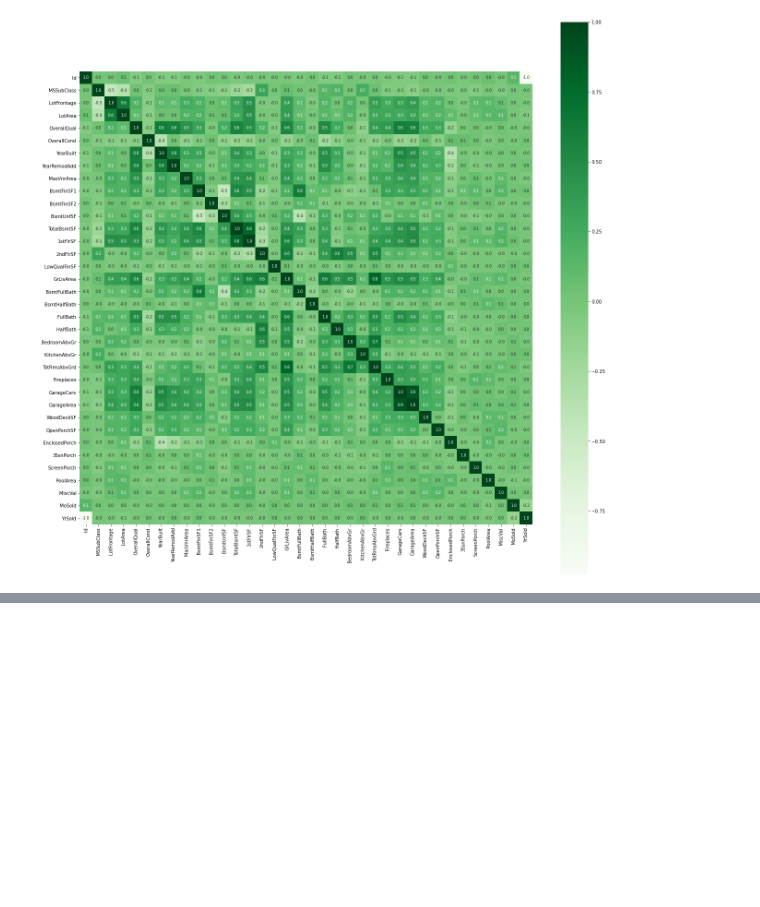
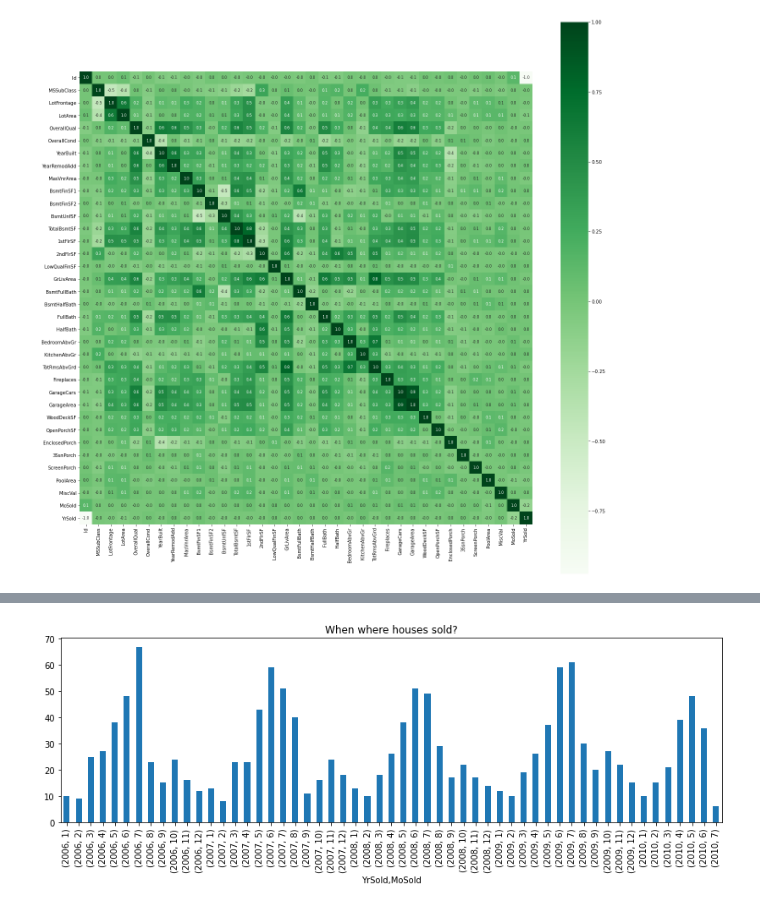
Before and after one commit to varunnthakuur/dataprocessing, a Jupyter notebook: Project_House_Prices_Advanced_Regression_Techniques.ipynb, the cells around one changed output, grey strips where cells are left out. Drawn from its saved outputs; the diff is of its cells as text; code cells hidden in the pictures; blank space fills up the shorter version.

```diff
--- a/Project_House_Prices_Advanced_Regression_Techniques.ipynb
+++ b/Project_House_Prices_Advanced_Regression_Techniques.ipynb
@@ -257,0 +267,7 @@ sns.heatmap(df_test.corr(), cbar=True, square=True,fmt='.1f',annot=True, annot_k
+# %%
+# When where houses sold?
+df_train.groupby(['YrSold','MoSold']).Id.count().plot(kind='bar', figsize=(14,4))
+plt.title('When where houses sold?')
+plt.show()
+# %% [output]
+[figure, added]
```
Also changed, not shown: parts of 10 cells of this notebook.
